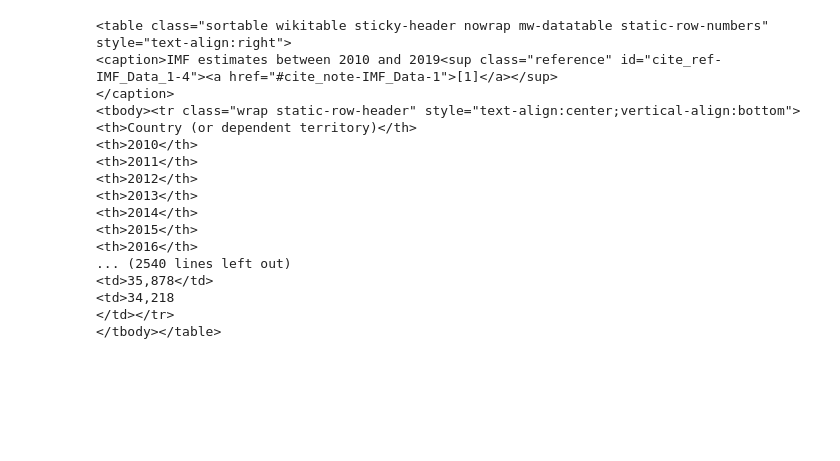
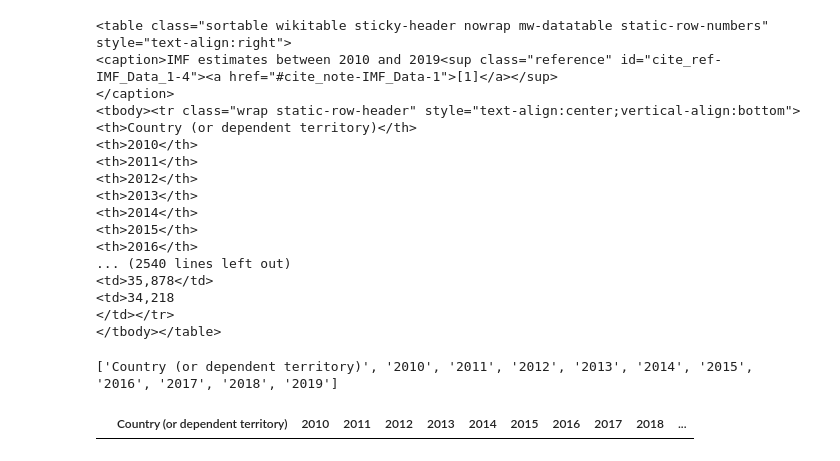
Before and after one commit to Ijaz-M1/Wiki_Web_Scraping, a Jupyter notebook: web_scrape.ipynb, the cells around one changed output. Cells and saved outputs as stored; diff of their text form; code cells hidden in the pictures; blank space fills up the shorter version.

Commit message:
Scraped table headers

```diff
--- a/web_scrape.ipynb
+++ b/web_scrape.ipynb
@@ -27,3 +27,10 @@ print(table)
 <td>34,218
 </td></tr>
 </tbody></table>
+# %%
+titles = table.find_all('th')
+# %%
+table_titles = [title.text.strip() for title in titles]
+print(table_titles)
+# %% [output]
+['Country (or dependent territory)', '2010', '2011', '2012', '2013', '2014', '2015', '2016', '2017', '2018', '2019']
@@ -29,0 +39,5 @@ print(table)
+# %%
+df = pd.DataFrame(columns = table_titles)
+df
+# %% [output]
+|  | Country (or dependent territory) | 2010 | 2011 | 2012 | 2013 | 2014 | 2015 | 2016 | 2017 | 2018 | ... |
```
Also changed, not shown: parts of 1 cell of this notebook.
